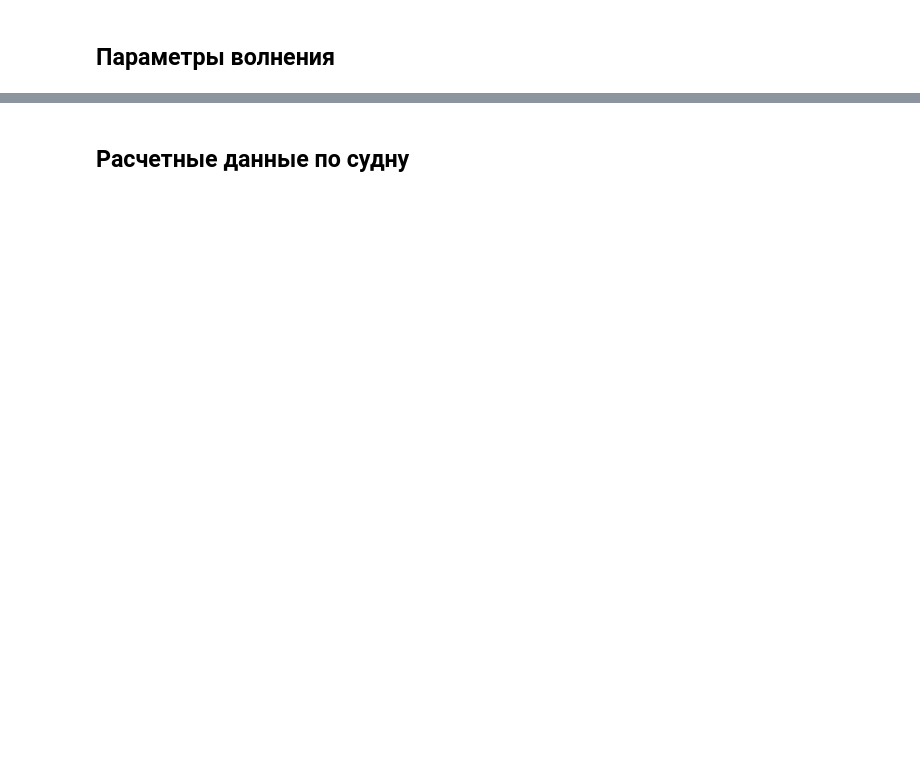
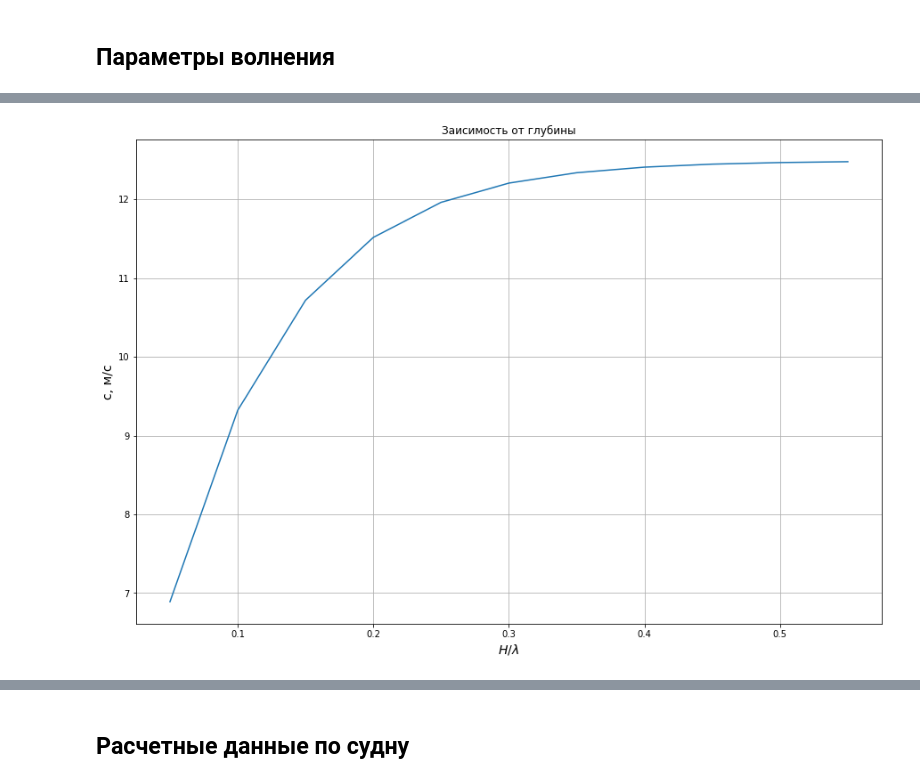
Before and after one commit to mataruev/giperboreya, a Jupyter notebook: Remez_diagram.ipynb, the cells around one changed output, grey strips where cells are left out. Cells and saved outputs as stored; diff of their text form; code cells hidden in the pictures; blank space fills up the shorter version.

```diff
--- a/Remez_diagram.ipynb
+++ b/Remez_diagram.ipynb
@@ -86,0 +98,22 @@ def wave_period_h3p(height_3p, method = 'lipis',  beta = 1, tws = 0):
+# %%
+l_wave = 100
+H = 20
+arr_v=[]
+arr_h=[]
+for H in range(5,60,5):
+    v_wave = sqrt(g*l_wave/(2*pi)*tanh(2*pi*H/l_wave))
+    tau_wave = sqrt(2*pi*l_wave/g*1/(tanh(2*pi*H/l_wave)))
+    arr_h.append(H/l_wave)
+    arr_v.append(v_wave)
+    # print('скорость - ', v_wave)
+    # print('период - ', tau_wave)
+    # print('скорость * период- ', v_wave*tau_wave)
+
+plt.figure(figsize=[15,10])
+plt.plot(arr_h,arr_v);
+plt.grid()
+plt.title('Заисимость от глубины')
+plt.xlabel(r'$ H/\lambda$', fontsize=14 )
+plt.ylabel('c, м/с' , fontsize=14);
+# %% [output]
+[figure, added]
```
Also changed, not shown: parts of 36 cells of this notebook.
